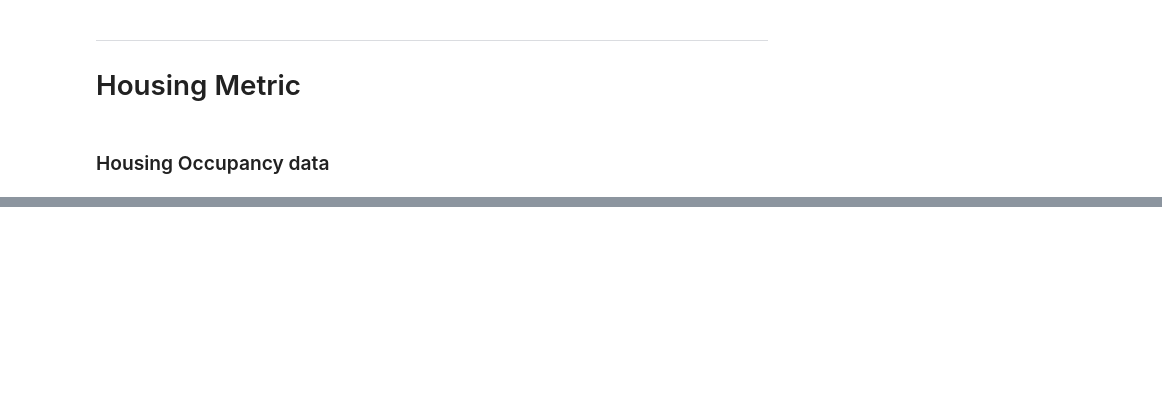
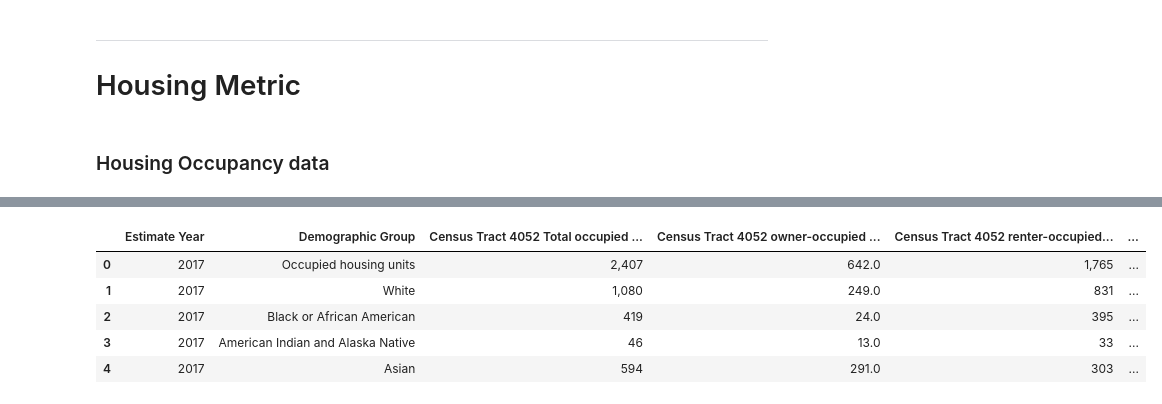
Before and after one commit to kareem-weaver/AUC_Mastercard_Challenge_Quant, a Jupyter notebook: src/Model.ipynb, the cells around one changed output, grey strips where cells are left out. Cells and saved outputs as stored; diff of their text form; code cells hidden in the pictures; blank space fills up the shorter version.

```diff
--- a/src/Model.ipynb
+++ b/src/Model.ipynb
@@ -564,0 +229,92 @@ plt.show()
+# %%
+directory_path = r"C:\Users\jabba\Desktop\Code\machine_learning\AUC_mastercard_challenge\src\housing_market"
+
+# Specify the file pattern
+file_pattern = os.path.join(directory_path, 'acs_housing_occupancy_*.csv')
+
+# Use glob to find all files matching the pattern
+file_list = glob.glob(file_pattern)
+
+# Initialize an empty list to hold the DataFrames
+dataframes = []
+
+# Rows to remove
+rows_to_remove = [
+    "RACE AND HISPANIC OR LATINO ORIGIN OF HOUSEHOLDER",
+    "One race --",
+    "Two or more races",
+    "Hispanic or Latino origin",
+    "White alone, not Hispanic or Latino",
+    "AGE OF HOUSEHOLDER",
+    "EDUCATIONAL ATTAINMENT OF HOUSEHOLDER",
+    "YEAR HOUSEHOLDER MOVED INTO UNIT",
+]
+
+# Loop through each file, read it into a DataFrame, and append it to the list
+for file in file_list:
+    df = pd.read_csv(file)
+
+    # Add a year column based on the file name
+    year = os.path.basename(file).split('_')[-1].split('.')[0]
+    df['Estimate Year'] = year
+
+    # Remove specified rows after stripping whitespace
+    df['Label (Grouping)'] = df['Label (Grouping)'].str.strip()  # Remove leading/trailing spaces
+    df = df[~df['Label (Grouping)'].isin(rows_to_remove)]
+
+    # Drop columns that contain the word 'Percent'
+    df = df.loc[:, ~df.columns.str.contains('Percent', case=False)]
+
+    # Prepare the renaming dictionary
+    rename_dict = {
+        'Label (Grouping)': 'Demographic Group',
+    }
+
+    # Define the tracts and create the renaming mappings
+    tracts = [
+        '4052', '4053.01', '4053.02', '4054.01',
+        '4054.02', '4055', '4056', '4057', '4058',
+        '4059.01', '4059.02', '4060'
+    ]
+
+    for tract in tracts:
+        if year == '2022':
+            # Renaming for 2022 data with semicolons
+            rename_dict[f'Census Tract {tract}; Alameda County; California!!Occupied housing units!!Estimate'] = f'Census Tract {tract} Total occupied housing units'
+            rename_dict[f'Census Tract {tract}; Alameda County; California!!Owner-occupied housing units!!Estimate'] = f'Census Tract {tract} owner-occupied units'
+            rename_dict[f'Census Tract {tract}; Alameda County; California!!Renter-occupied housing units!!Estimate'] = f'Census Tract {tract} renter-occupied units'
+        else:
+            # Renaming for other years with commas
+            rename_dict[f'Census Tract {tract}, Alameda County, California!!Occupied housing units!!Estimate'] = f'Census Tract {tract} Total occupied housing units'
+            rename_dict[f'Census Tract {tract}, Alameda County, California!!Owner-occupied housing units!!Estimate'] = f'Census Tract {tract} owner-occupied units'
+            rename_dict[f'Census Tract {tract}, Alameda County, California!!Renter-occupied housing units!!Estimate'] = f'Census Tract {tract} renter-occupied units'
+
+    # Rename the columns
+    df.rename(columns=rename_dict, inplace=True)
+
+    # Append the modified DataFrame to the list
+    dataframes.append(df)
+
+# Concatenate all DataFrames into a single DataFrame
+merged_occupancy_df = pd.concat(dataframes, ignore_index=True)
+
+# Move 'Year' to the front
+column_order = ['Estimate Year'] + [col for col in merged_occupancy_df.columns if col != 'Estimate Year']
+merged_occupancy_df = merged_occupancy_df[column_order]
+
+# Save the merged DataFrame to a new CSV file
+merged_occupancy_df.to_csv('merged_acs_housing_occupancy.csv', index=False)
+
+
+filtered_merged_occupancy_df = merged_occupancy_df.dropna(how='all')
+pd.set_option('display.max_rows', None)
+pd.set_option('display.max_colwidth', None)  # Show full column width
+
+filtered_merged_occupancy_df.head()
+# %% [output]
+|  | Estimate Year | Demographic Group | Census Tract 4052 Total occupied ... | Census Tract 4052 owner-occupied ... | Census Tract 4052 renter-occupied... | ... |
+| 0 | 2017 | Occupied housing units | 2,407 | 642.0 | 1,765 | ... |
+| 1 | 2017 | White | 1,080 | 249.0 | 831 | ... |
+| 2 | 2017 | Black or African American | 419 | 24.0 | 395 | ... |
+| 3 | 2017 | American Indian and Alaska Native | 46 | 13.0 | 33 | ... |
+| 4 | 2017 | Asian | 594 | 291.0 | 303 | ... |
```
Also changed, not shown: parts of 17 cells of this notebook, 2 other files.
